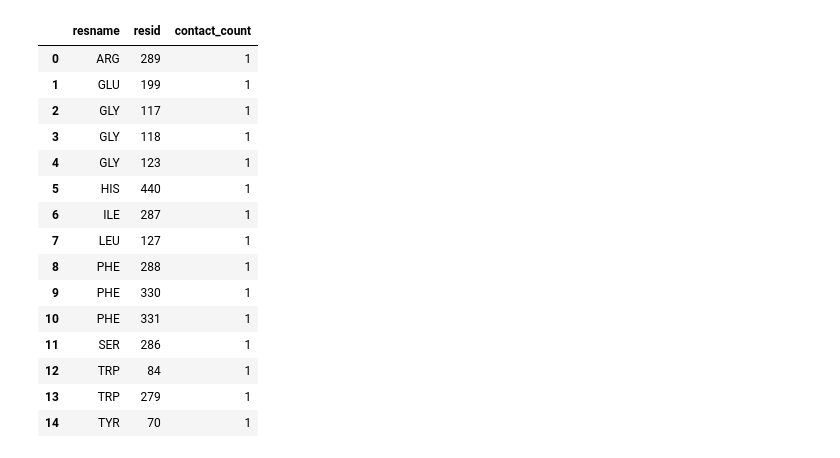
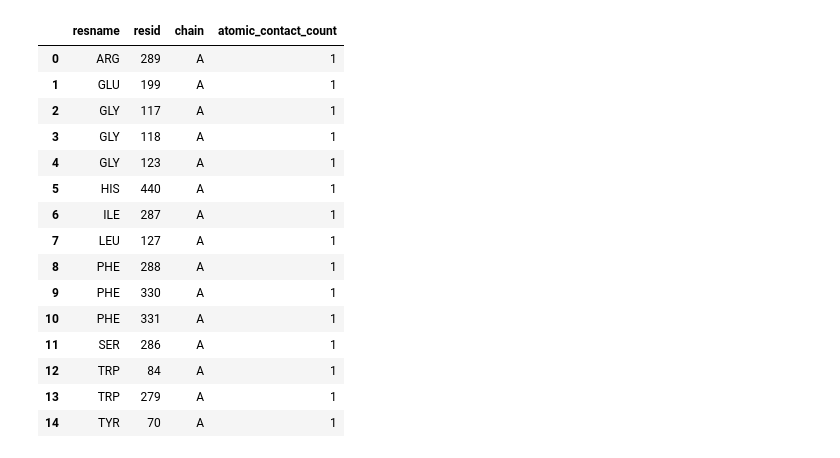
Before and after one commit to kubrayill/ache-donepezil-docking, a Jupyter notebook: analysis/analysis.ipynb, the cells around one changed output. Cells and saved outputs as stored; diff of their text form; code cells hidden in the pictures.

```diff
--- a/analysis/analysis.ipynb
+++ b/analysis/analysis.ipynb
@@ -44,0 +4,3 @@ unique_res
+# %%
+contacts_df = pd.read_csv("ache_donepezil_contacts.csv")
+contacts_df.head(15)
@@ -45,26 +48,27 @@ unique_res
 # %%
-counts = (
-    df.groupby(["resname", "resid"])
-      .size()
-      .reset_index(name="contact_count")
-      .sort_values("contact_count", ascending=False)
+contact_counts = (
+    contacts_df
+    .groupby(["resname", "resid", "chain"])
+    .size()
+    .reset_index(name="atomic_contact_count")
+    .sort_values("atomic_contact_count", ascending=False)
 )
 
-counts.head(15)
+contact_counts.head(15)
 # %% [output]
-|  | resname | resid | contact_count |
-| 0 | ARG | 289 | 1 |
-| 1 | GLU | 199 | 1 |
-| 2 | GLY | 117 | 1 |
-| 3 | GLY | 118 | 1 |
-| 4 | GLY | 123 | 1 |
-| 5 | HIS | 440 | 1 |
-| 6 | ILE | 287 | 1 |
-| 7 | LEU | 127 | 1 |
-| 8 | PHE | 288 | 1 |
-| 9 | PHE | 330 | 1 |
-| 10 | PHE | 331 | 1 |
-| 11 | SER | 286 | 1 |
-| 12 | TRP | 84 | 1 |
-| 13 | TRP | 279 | 1 |
-| 14 | TYR | 70 | 1 |
+|  | resname | resid | chain | atomic_contact_count |
+| 0 | ARG | 289 | A | 1 |
+| 1 | GLU | 199 | A | 1 |
+| 2 | GLY | 117 | A | 1 |
+| 3 | GLY | 118 | A | 1 |
+| 4 | GLY | 123 | A | 1 |
+| 5 | HIS | 440 | A | 1 |
+| 6 | ILE | 287 | A | 1 |
+| 7 | LEU | 127 | A | 1 |
+| 8 | PHE | 288 | A | 1 |
+| 9 | PHE | 330 | A | 1 |
+| 10 | PHE | 331 | A | 1 |
+| 11 | SER | 286 | A | 1 |
+| 12 | TRP | 84 | A | 1 |
+| 13 | TRP | 279 | A | 1 |
+| 14 | TYR | 70 | A | 1 |
```
Also changed, not shown: parts of 8 cells of this notebook, 3 other files.
